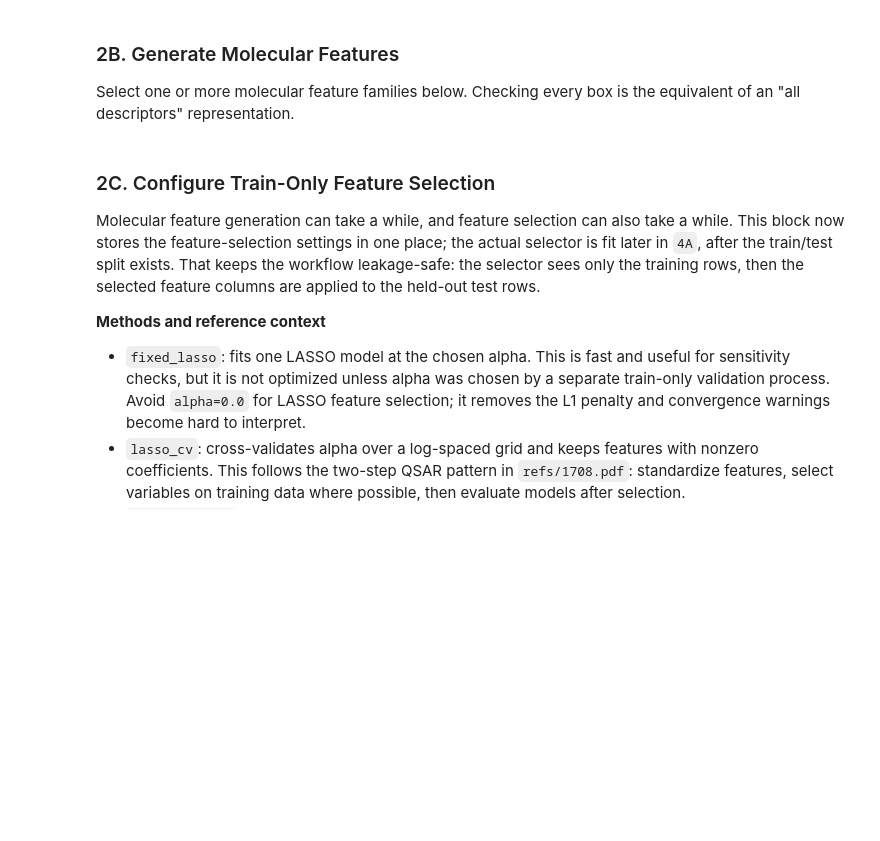
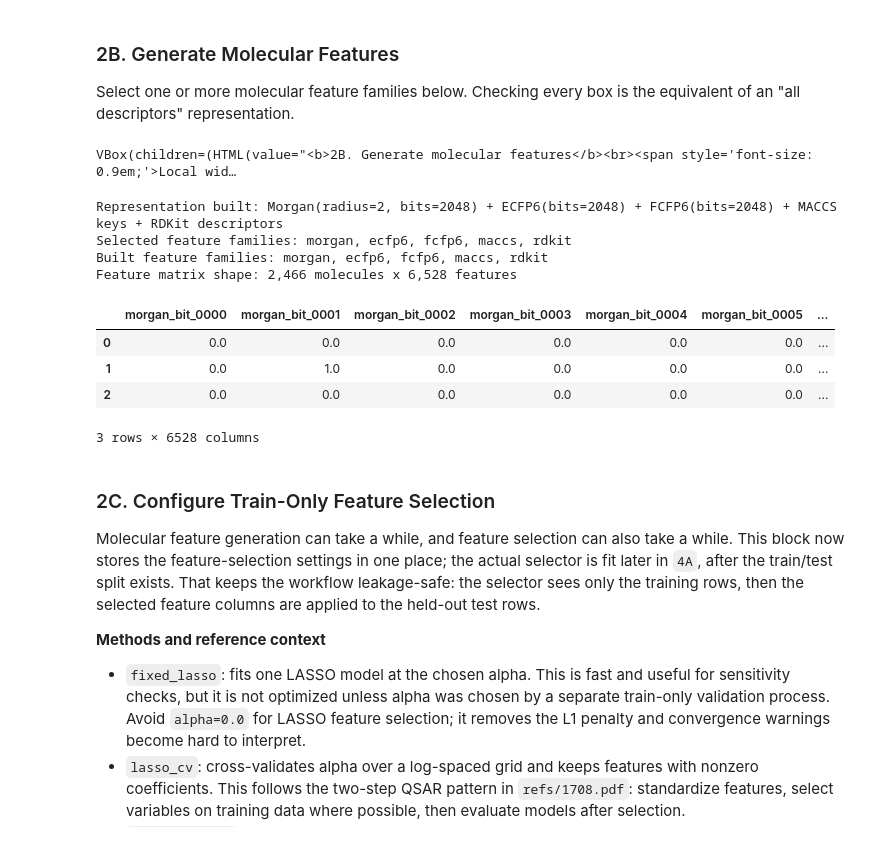
Before and after one commit to ScottCoffin/AutoQSAR, a Jupyter notebook: portable_colab_qsar_bundle/colab_qsar_tutorial.ipynb, the cells around one changed output. Drawn from its saved outputs; the diff is of its cells as text; code cells hidden in the pictures; blank space fills up the shorter version.

```diff
--- a/portable_colab_qsar_bundle/colab_qsar_tutorial.ipynb
+++ b/portable_colab_qsar_bundle/colab_qsar_tutorial.ipynb
@@ -2201,7 +2297,9 @@ Select one or more molecular feature families below. Checking every box is the e
 # %%
 # Local widget controls for: 2B. Generate molecular features
 if not IN_COLAB:
-    ensure_local_form_display('2B. Generate molecular features', 'cee25df0', [{'name': 'use_morgan_features', 'label': 'use morgan features', 'widget_kind': 'boolean', 'default': True}, {'name': 'use_ecfp6_features', 'label': 'use ecfp6 features', 'widget_kind': 'boolean', 'default': True}, {'name': 'use_fcfp6_features', 'label': 'use fcfp6 features', 'widget_kind': 'boolean', 'default': True}, {'name': 'use_maccs_keys', 'label': 'use maccs keys', 'widget_kind': 'boolean', 'default': True}, {'name': 'use_rdkit_descriptors', 'label': 'use rdkit descriptors', 'widget_kind': 'boolean', 'default': True}, {'name': 'morgan_radius', 'label': 'morgan radius', 'widget_kind': 'slider', 'default': 2, 'min': 1, 'max': 4, 'step': 1}, {'name': 'fingerprint_bits', 'label': 'fingerprint bits', 'widget_kind': 'choice', 'default': '1024', 'options': ['256', '512', '1024', '2048']}])
+    ensure_local_form_display('2B. Generate molecular features', '792452af', [{'name': 'use_morgan_features', 'label': 'use morgan features', 'widget_kind': 'boolean', 'default': True}, {'name': 'use_ecfp6_features', 'label': 'use ecfp6 features', 'widget_kind': 'boolean', 'default': True}, {'name': 'use_fcfp6_features', 'label': 'use fcfp6 features', 'widget_kind': 'boolean', 'default': True}, {'name': 'use_maccs_keys', 'label': 'use maccs keys', 'widget_kind': 'boolean', 'default': True}, {'name': 'use_rdkit_descriptors', 'label': 'use rdkit descriptors', 'widget_kind': 'boolean', 'default': True}, {'name': 'morgan_radius', 'label': 'morgan radius', 'widget_kind': 'slider', 'default': 2, 'min': 1, 'max': 4, 'step': 1}, {'name': 'fingerprint_bits', 'label': 'fingerprint bits', 'widget_kind': 'choice', 'default': '1024', 'options': ['256', '512', '1024', '2048']}])
+# %% [output]
+VBox(children=(HTML(value="<b>2B. Generate molecular features</b><br><span style='font-size: 0.9em;'>Local wid…
 # %%
 # @title 2B. Generate molecular features { display-mode: "form" }
 use_morgan_features = True # @param {type:"boolean"}
@@ -2213,8 +2311,8 @@ morgan_radius = 2 # @param {type:"slider", min:1, max:4, step:1}
 fingerprint_bits = "1024" # @param ["256", "512", "1024", "2048"]
 
 if not IN_COLAB:
-    _local_form_id = 'cee25df0'
-    _local_form_values = read_local_form_values('cee25df0', [{'name': 'use_morgan_features', 'label': 'use morgan features', 'widget_kind': 'boolean', 'default': True}, {'name': 'use_ecfp6_features', 'label': 'use ecfp6 features', 'widget_kind': 'boolean', 'default': True}, {'name': 'use_fcfp6_features', 'label': 'use fcfp6 features', 'widget_kind': 'boolean', 'default': True}, {'name': 'use_maccs_keys', 'label': 'use maccs keys', 'widget_kind': 'boolean', 'default': True}, {'name': 'use_rdkit_descriptors', 'label': 'use rdkit descriptors', 'widget_kind': 'boolean', 'default': True}, {'name': 'morgan_radius', 'label': 'morgan radius', 'widget_kind': 'slider', 'default': 2, 'min': 1, 'max': 4, 'step': 1}, {'name': 'fingerprint_bits', 'label': 'fingerprint bits', 'widget_kind': 'choice', 'default': '1024', 'options': ['256', '512', '1024', '2048']}])
+    _local_form_id = '792452af'
+    _local_form_values = read_local_form_values('792452af', [{'name': 'use_morgan_features', 'label': 'use morgan features', 'widget_kind': 'boolean', 'default': True}, {'name': 'use_ecfp6_features', 'label': 'use ecfp6 features', 'widget_kind': 'boolean', 'default': True}, {'name': 'use_fcfp6_features', 'label': 'use fcfp6 features', 'widget_kind': 'boolean', 'default': True}, {'name': 'use_maccs_keys', 'label': 'use maccs keys', 'widget_kind': 'boolean', 'default': True}, {'name': 'use_rdkit_descriptors', 'label': 'use rdkit descriptors', 'widget_kind': 'boolean', 'default': True}, {'name': 'morgan_radius', 'label': 'morgan radius', 'widget_kind': 'slider', 'default': 2, 'min': 1, 'max': 4, 'step': 1}, {'name': 'fingerprint_bits', 'label': 'fingerprint bits', 'widget_kind': 'choice', 'default': '1024', 'options': ['256', '512', '1024', '2048']}])
     use_morgan_features = _local_form_values['use_morgan_features']
     use_ecfp6_features = _local_form_values['use_ecfp6_features']
     use_fcfp6_features = _local_form_values['use_fcfp6_features']
@@ -2253,33 +2351,43 @@ for warning_text in build_info["warnings"]:
     print(f"Warning: {warning_text}")
 
 STATE["feature_matrix"] = X.copy()
 STATE["unfiltered_feature_matrix"] = X.copy()
 STATE["feature_names"] = list(X.columns)
 STATE["fingerprint_radius"] = int(morgan_radius)
 STATE["fingerprint_bits"] = int(fingerprint_bits)
 STATE["selected_feature_families"] = list(build_info["selected_feature_families"])
 STATE["built_feature_families"] = list(build_info["built_feature_families"])
 STATE["skipped_feature_families"] = list(build_info["skipped_feature_families"])
 STATE["lasso_feature_selection_summary"] = {}
 STATE["feature_builder_config"] = {
     "selected_feature_families": list(build_info["selected_feature_families"]),
     "built_feature_families": list(build_info["built_feature_families"]),
     "skipped_feature_families": list(build_info["skipped_feature_families"]),
     "fingerprint_radius": int(morgan_radius),
     "fingerprint_bits": int(fingerprint_bits),
     "lasso_feature_selection_enabled": False,
     "lasso_alpha": None,
     "lasso_selected_feature_count": int(X.shape[1]),
 }
 STATE["representation_label"] = build_info["representation_label"]
 STATE["base_representation_label"] = build_info["representation_label"]
 print(f"Representation built: {STATE['representation_label']}")
 print(f"Selected feature families: {', '.join(build_info['selected_feature_families'])}")
 print(f"Built feature families: {', '.join(build_info['built_feature_families'])}")
 if build_info["skipped_feature_families"]:
     print(f"Skipped feature families: {', '.join(build_info['skipped_feature_families'])}")
 print(f"Feature matrix shape: {X.shape[0]:,} molecules x {X.shape[1]:,} features")
 display(X.head(3))
+# %% [output]
+Representation built: Morgan(radius=2, bits=2048) + ECFP6(bits=2048) + FCFP6(bits=2048) + MACCS keys + RDKit descriptors
+Selected feature families: morgan, ecfp6, fcfp6, maccs, rdkit
+Built feature families: morgan, ecfp6, fcfp6, maccs, rdkit
+Feature matrix shape: 2,466 molecules x 6,528 features
+|  | morgan_bit_0000 | morgan_bit_0001 | morgan_bit_0002 | morgan_bit_0003 | morgan_bit_0004 | morgan_bit_0005 | ... |
+| 0 | 0.0 | 0.0 | 0.0 | 0.0 | 0.0 | 0.0 | ... |
+| 1 | 0.0 | 1.0 | 0.0 | 0.0 | 0.0 | 0.0 | ... |
+| 2 | 0.0 | 0.0 | 0.0 | 0.0 | 0.0 | 0.0 | ... |
+3 rows × 6528 columns
 # %% [markdown]
 ### 2C. Configure Train-Only Feature Selection
 
```
Also changed, not shown: parts of 49 cells of this notebook, 27 other files.
